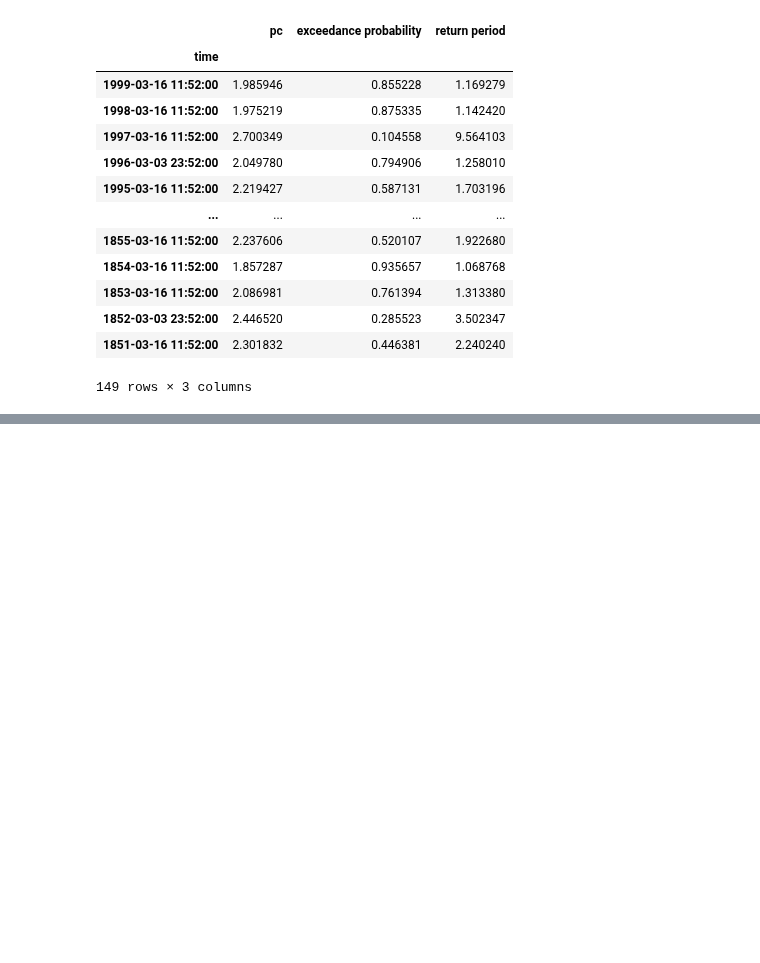
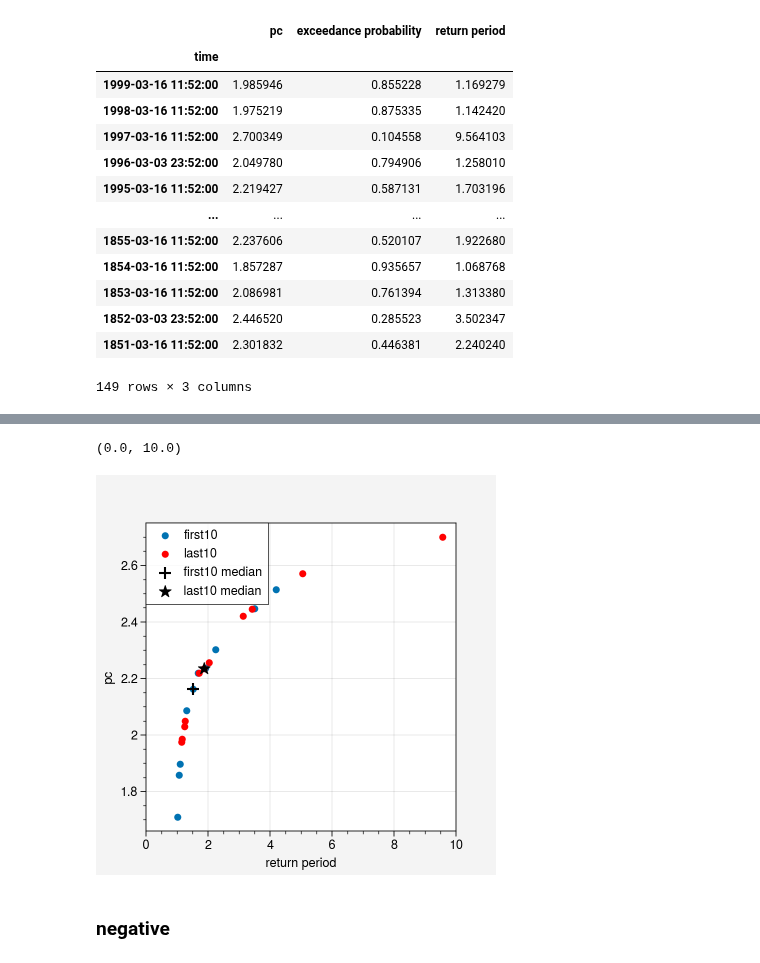
Before and after one commit to liuquan18/Teleconnection, a Jupyter notebook: scripts/EVT/same_distribution_diff_periods.ipynb, the cells around one changed output, grey strips where cells are left out. Saved outputs shown, nothing was run; the diff lists cells and outputs as text; code cells hidden in the pictures; blank space fills up the shorter version.

```diff
--- a/scripts/EVT/same_distribution_diff_periods.ipynb
+++ b/scripts/EVT/same_distribution_diff_periods.ipynb
@@ -49,12 +49,17 @@ all_extreme = NAO.max(dim = 'ens').to_dataframe()['pc']
 # %%
 from pyextremes import get_extremes, get_return_periods
 from pyextremes import EVA
+# %%
+def median_return_period(d,method):
+    ranks = d['return period'].rank(pct=True,method = method)
+    close_to_median = abs(ranks - 0.5)
+    return d.loc[[close_to_median.idxmin()],:]
 # %% [markdown]
 ### positive
 # %%
-all_return_periods = get_return_periods(
-    ts=all_extreme,
-    extremes=all_extreme,
+all_return_pos = get_return_periods(
+    ts=all_pos_extreme,
+    extremes=all_pos_extreme,
     extremes_method="BM",
     extremes_type="high",
     block_size="365.2425D",
@@ -79,5 +84,5 @@ all_return_periods.sort_values("time", ascending=False)
 | 1851-03-16 11:52:00 | 2.301832 | 0.446381 | 2.240240 |
 149 rows × 3 columns
 # %%
-first10_all_return_periods = all_return_periods.loc['1850':'1860']
-last10_all_return_periods = all_return_periods.loc['1989':'1999']
+first10_all_pos = all_return_pos.loc['1850':'1860']
+last10_all_pos = all_return_pos.loc['1989':'1999']
@@ -122,0 +104,17 @@ last10_all_return_periods['return period'].median()
+# %%
+first10_median_pos = median_return_period(first10_all_pos,method = 'max')
+last10_median_pos = median_return_period(last10_all_pos,method = 'max')
+# %%
+ax = plt.subplot()
+first10_all_pos.sort_values("return period", ascending=False).plot(x = 'return period',y = 'pc',kind = 'scatter',ax = ax,label = 'first10')
+last10_all_pos.sort_values("return period", ascending=False).plot(x = 'return period',y = 'pc',kind = 'scatter',ax = ax,label = 'last10',color = 'r')
+
+# median
+first10_median_pos.plot(x = 'return period',y = 'pc',kind = 'scatter',ax = ax,marker = '+',color = 'k',s = 80,label = 'first10 median')
+last10_median_pos.plot(x = 'return period',y = 'pc',kind = 'scatter',ax = ax,marker = '*',color = 'k',s = 80,label = 'last10 median')
+ax.set_xlim(0,10)
+# %% [output]
+(0.0, 10.0)
+[figure, added]
+# %% [markdown]
+### negative
```
Also changed, not shown: parts of 13 cells of this notebook, 1 other file.
